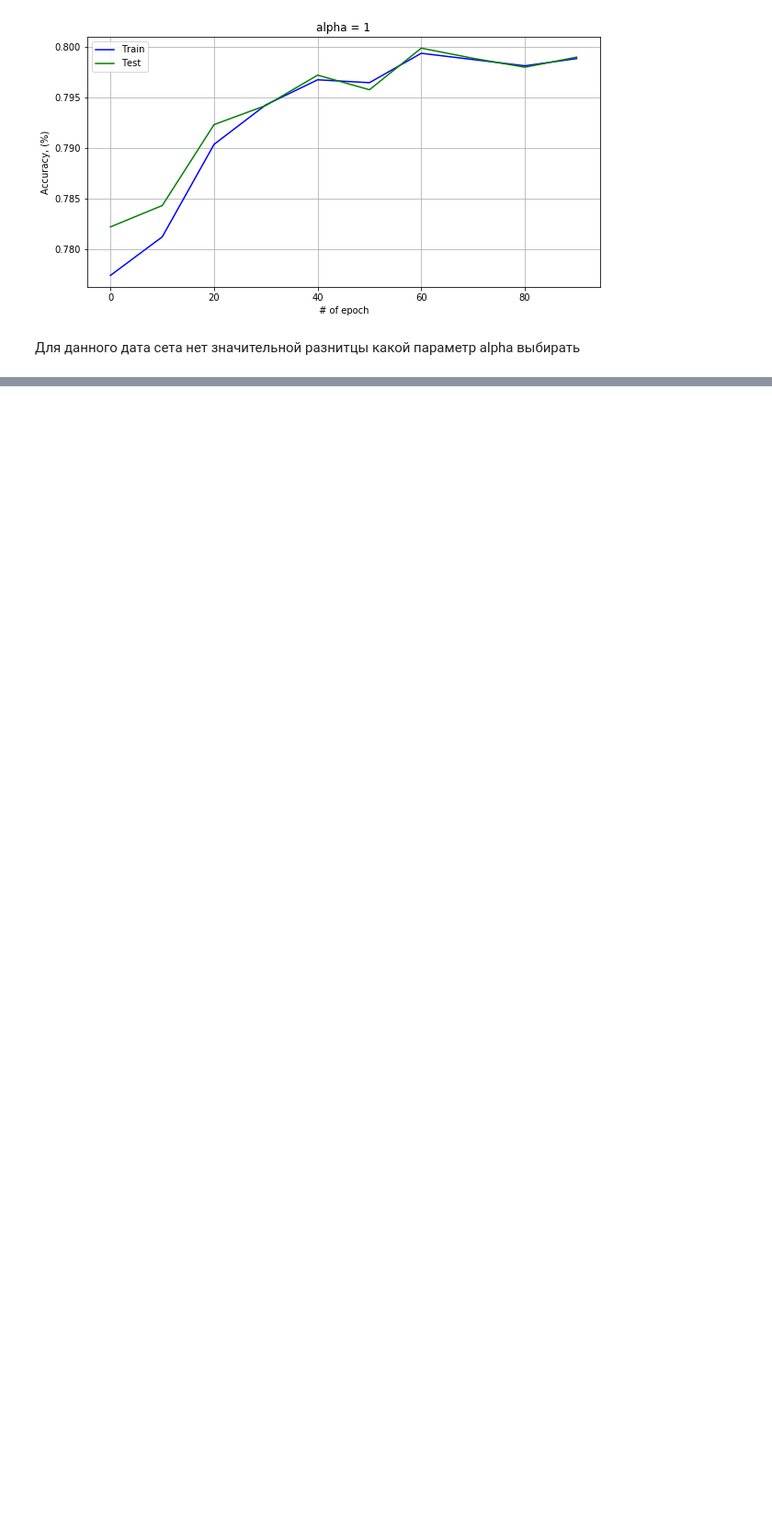
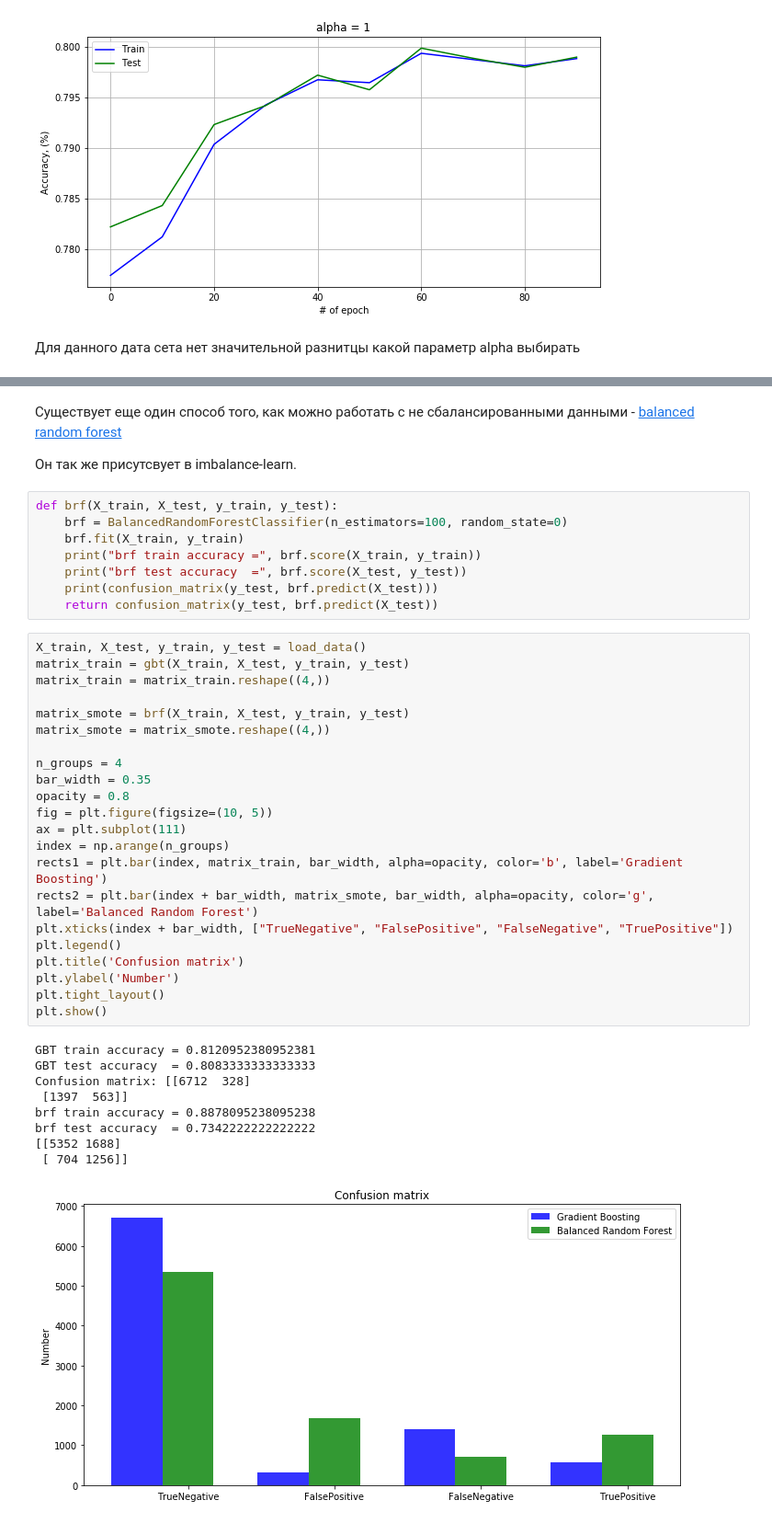
Before and after one commit to SmirnovEgorRu/ml_nngu, a Jupyter notebook: pre-processing.ipynb, the cells around one changed output, grey strips where cells are left out. Shown at 92% size. Cells and saved outputs as stored; diff of their text form; blank space fills up the shorter version.

```diff
--- a/pre-processing.ipynb
+++ b/pre-processing.ipynb
@@ -440,0 +614,44 @@ for i in range(len(alpha)):
+# %% [markdown]
+Существует еще один способ того, как можно работать с не сбалансированными данными - [balanced random forest](http://statistics.berkeley.edu/sites/default/files/tech-reports/666.pdf)
+
+Он так же присутсвует в imbalance-learn.
+# %%
+def brf(X_train, X_test, y_train, y_test):
+    brf = BalancedRandomForestClassifier(n_estimators=100, random_state=0)
+    brf.fit(X_train, y_train)
+    print("brf train accuracy =", brf.score(X_train, y_train))
+    print("brf test accuracy  =", brf.score(X_test, y_test))
+    print(confusion_matrix(y_test, brf.predict(X_test)))
+    return confusion_matrix(y_test, brf.predict(X_test))
+# %%
+X_train, X_test, y_train, y_test = load_data()
+matrix_train = gbt(X_train, X_test, y_train, y_test)
+matrix_train = matrix_train.reshape((4,))
+
+matrix_smote = brf(X_train, X_test, y_train, y_test)
+matrix_smote = matrix_smote.reshape((4,))
+
+n_groups = 4
+bar_width = 0.35
+opacity = 0.8
+fig = plt.figure(figsize=(10, 5))
+ax = plt.subplot(111)
+index = np.arange(n_groups)
+rects1 = plt.bar(index, matrix_train, bar_width, alpha=opacity, color='b', label='Gradient Boosting')
+rects2 = plt.bar(index + bar_width, matrix_smote, bar_width, alpha=opacity, color='g', label='Balanced Random Forest')
+plt.xticks(index + bar_width, ["TrueNegative", "FalsePositive", "FalseNegative", "TruePositive"])
+plt.legend()
+plt.title('Confusion matrix')
+plt.ylabel('Number')
+plt.tight_layout()
+plt.show()
+# %% [output]
+GBT train accuracy = 0.8120952380952381
+GBT test accuracy  = 0.8083333333333333
+Confusion matrix: [[6712  328]
+ [1397  563]]
+brf train accuracy = 0.8878095238095238
+brf test accuracy  = 0.7342222222222222
+[[5352 1688]
+ [ 704 1256]]
+[figure, added]
```
Also changed, not shown: parts of 55 cells of this notebook.
